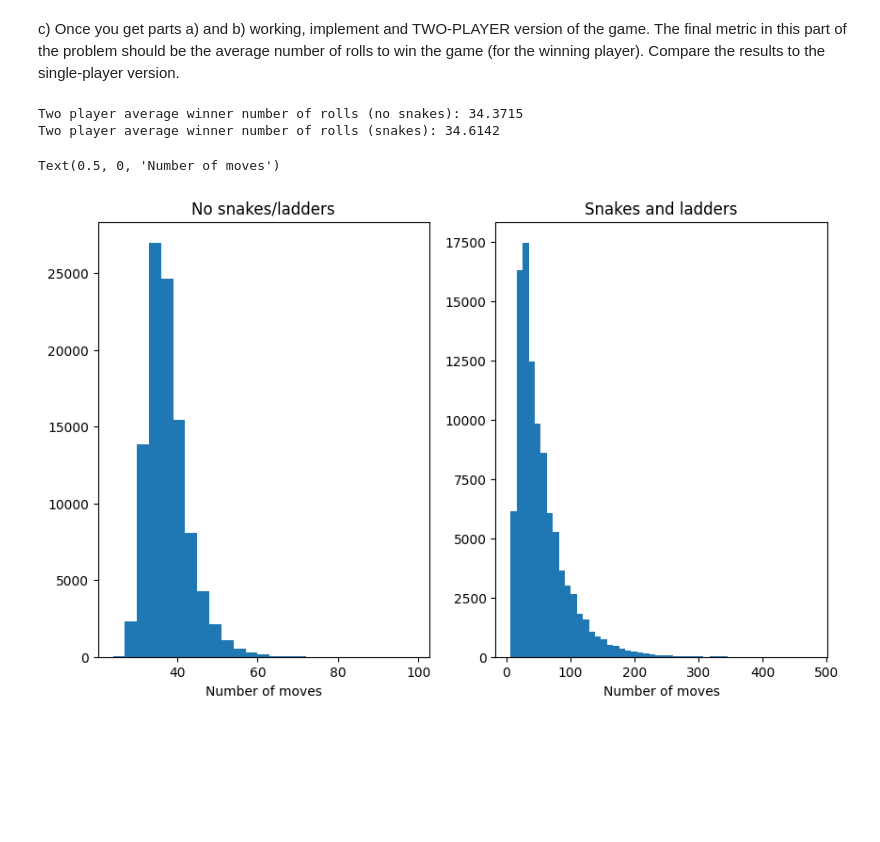
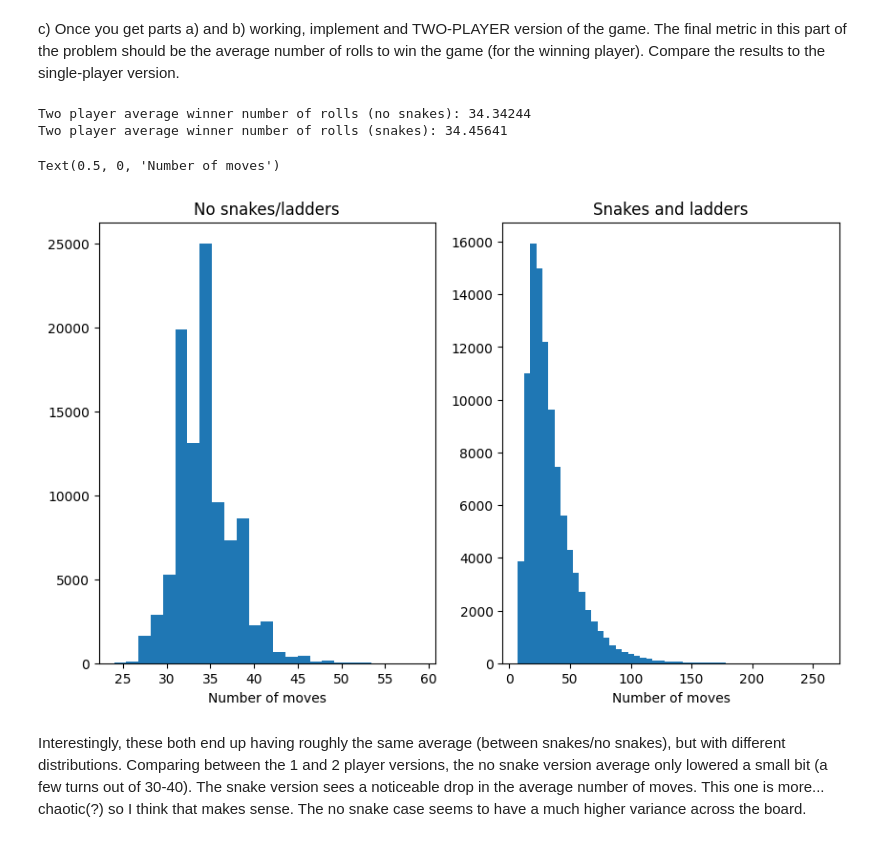
Before and after one commit to jakeb245/phys441, a Jupyter notebook: Assignments/assignment5/question2.ipynb, the cells around one changed output. Saved outputs shown, nothing was run; the diff lists cells and outputs as text; code cells hidden in the pictures; blank space fills up the shorter version.

Commit message:
Two player version analysis

```diff
--- a/Assignments/assignment5/question2.ipynb
+++ b/Assignments/assignment5/question2.ipynb
@@ -214,22 +214,24 @@ def snakes_two_player():
                 return n_turns[p]
 # %%
 # Run the simulation a lot of times
-n = 10000
+n = 100000
 no_snakes2 = np.array([no_snakes_two_player() for i in range(n)])
 snakes2 = np.array([snakes_two_player() for i in range(n)])
 
 print(f"Two player average winner number of rolls (no snakes): {np.average(no_snakes2)}")
 print(f"Two player average winner number of rolls (snakes): {np.average(snakes2)}")
 
 fig, ax = plt.subplots(1,2)
-ax[0].hist(no_snakes, bins=25)
+ax[0].hist(no_snakes2, bins=25)
 ax[0].set_title("No snakes/ladders")
 ax[0].set_xlabel('Number of moves')
-ax[1].hist(snakes, bins=50)
+ax[1].hist(snakes2, bins=50)
 ax[1].set_title("Snakes and ladders")
 ax[1].set_xlabel('Number of moves')
 # %% [output]
-Two player average winner number of rolls (no snakes): 34.3715
-Two player average winner number of rolls (snakes): 34.6142
+Two player average winner number of rolls (no snakes): 34.34244
+Two player average winner number of rolls (snakes): 34.45641
 Text(0.5, 0, 'Number of moves')
-[figure, old version]
+[figure, new version]
+# %% [markdown]
+Interestingly, these both end up having roughly the same average (between snakes/no snakes), but with different distributions. Comparing between the 1 and 2 player versions, the no snake version average only lowered a small bit (a few turns out of 30-40). The snake version sees a noticeable drop in the average number of moves. This one is more... chaotic(?) so I think that makes sense. The no snake case seems to have a much higher variance across the board.
```
Also changed, not shown: parts of 2 cells of this notebook.
